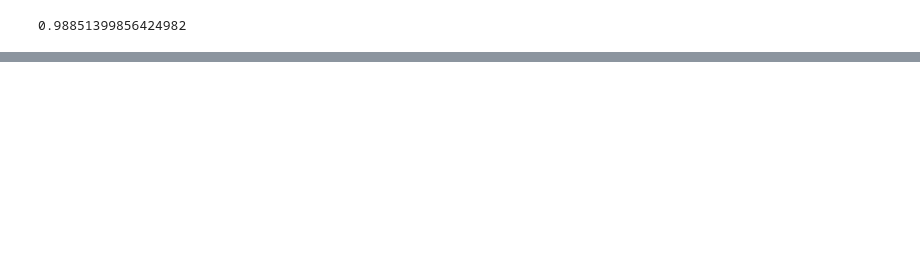
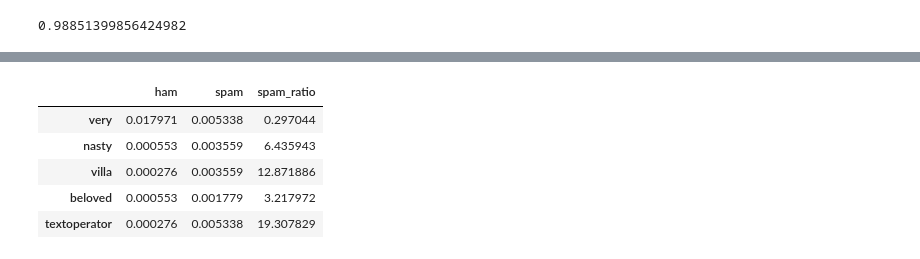
Before and after one commit to minimalgeek/Python, a Jupyter notebook: NLP/SciKit + Text machine learning.ipynb, the cells around one changed output, grey strips where cells are left out. Cells and saved outputs as stored; diff of their text form; code cells hidden in the pictures; blank space fills up the shorter version.

```diff
--- a/NLP/SciKit + Text machine learning.ipynb
+++ b/NLP/SciKit + Text machine learning.ipynb
@@ -257,0 +450,9 @@ accuracy_score(y_test, y_pred_class)
+# %%
+tokens.sample(5, random_state=6)
+# %% [output]
+|  | ham | spam | spam_ratio |
+| very | 0.017971 | 0.005338 | 0.297044 |
+| nasty | 0.000553 | 0.003559 | 6.435943 |
+| villa | 0.000276 | 0.003559 | 12.871886 |
+| beloved | 0.000553 | 0.001779 | 3.217972 |
+| textoperator | 0.000276 | 0.005338 | 19.307829 |
```
Also changed, not shown: parts of 36 cells of this notebook.
